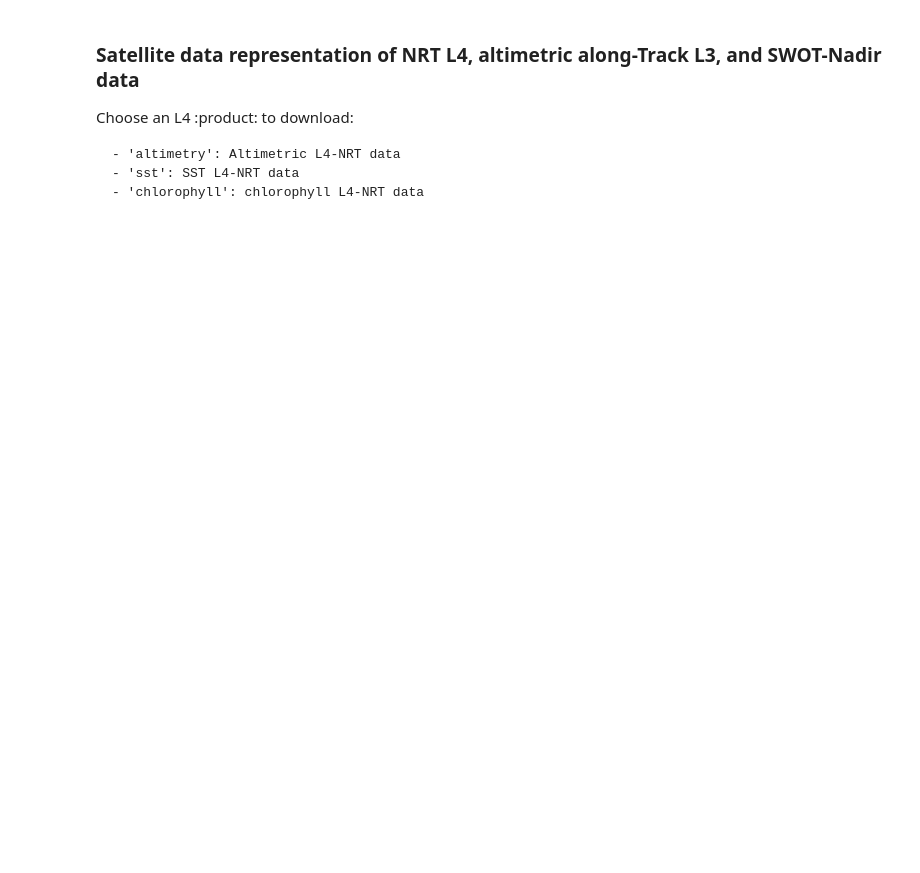
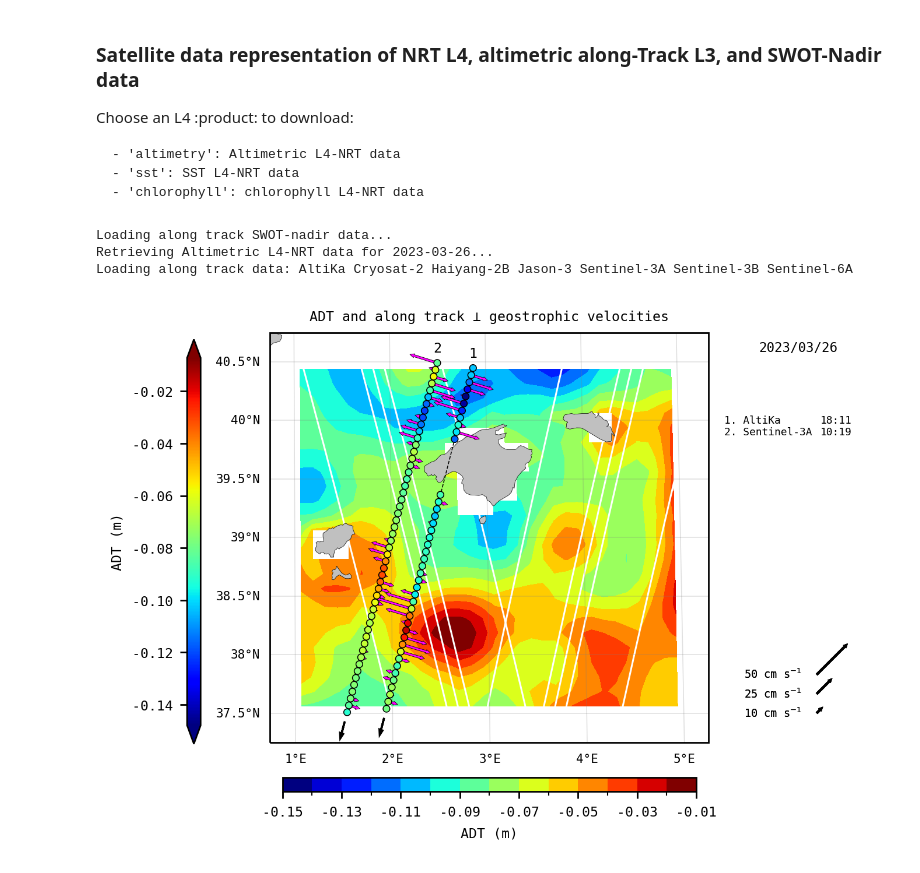
Before and after one commit to canagrisa/NRT_L4_L3_SWOT_Nadir, a Jupyter notebook: code/test.ipynb, the cells around one changed output. Saved outputs shown, nothing was run; the diff lists cells and outputs as text; code cells hidden in the pictures; blank space fills up the shorter version.

```diff
--- a/code/test.ipynb
+++ b/code/test.ipynb
@@ -14,15 +17,15 @@ import utils  # Miscellaneous functions used along the code
 import plot_utils  # Functions to plot the data
 # %%
 # Set your CMEMS credentials
-username = 'your_username'
-password = 'your_password'
+username = 'username'
+password = 'password'
 
 # Choose the L4 product to download and plot ('altimetry', 'sst' or 'chlorophyll')
-product = 'sst'
+product = 'altimetry'
 
 year = '2023'
 month = '03'
-day = '24'
+day = '26'
 
 # Choose the coordinates of the bounding box
 coords = utils.bal_coords
@@ -30,7 +33,20 @@ coords = utils.bal_coords
 # Downloas and load the data as xarray datasets
 
 ds_nrt, swot, sat_dic = data_retrieve.get_data(username, password, year, month, day, coords, product)
+# %% [output]
+Loading along track SWOT-nadir data...
+Retrieving Altimetric L4-NRT data for 2023-03-26...
+Loading along track data: AltiKa Cryosat-2 Haiyang-2B Jason-3 Sentinel-3A Sentinel-3B Sentinel-6A
 # %%
 # Plot and save the data
 
-plot_utils.get_map(ds_nrt, swot, sat_dic, product, year, month, day, coords)
+# Colorbar limits can be set by uncommenting the vmin and vmax arguments
+# otherwise the default values are used
+
+plot_utils.get_map(ds_nrt, swot, sat_dic, product,
+                   year, month, day, coords,
+                   # vmin = -2.75, vmax = -1.2
+                   # vmin = 14.50, vmax = 17
+                   )
+# %% [output]
+[figure, added]
```
Also changed, not shown: parts of 1 cell of this notebook, 3 other files.
